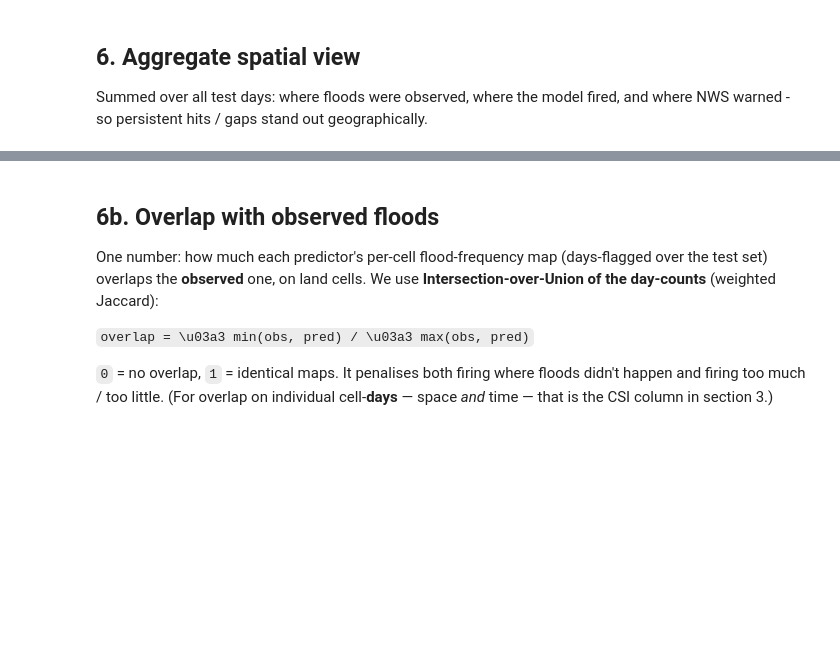
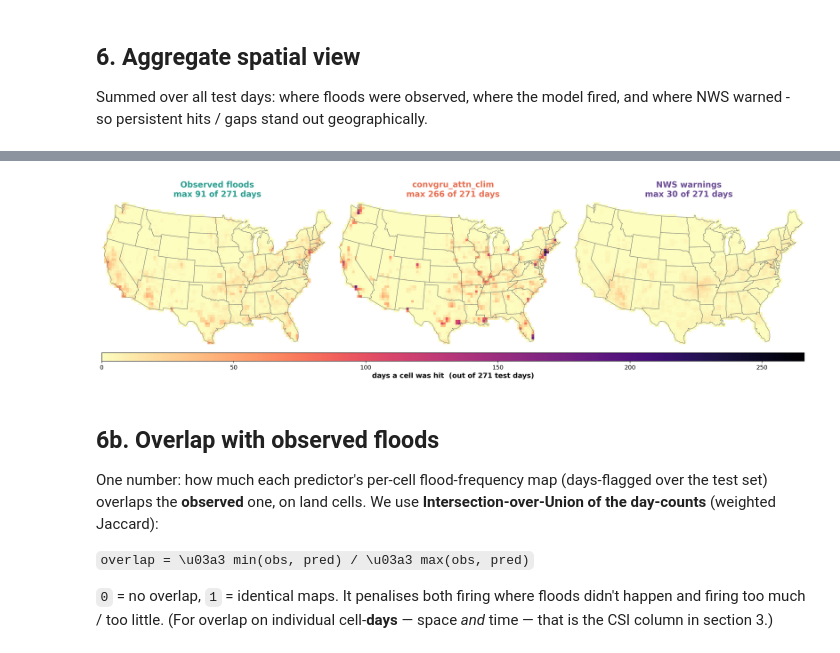
Before and after one commit to imbishal7/goes-signatures-for-flood, a Jupyter notebook: notebooks/model/03_vs_nws_warnings.ipynb, the cells around one changed output, grey strips where cells are left out. Cells and saved outputs as stored; diff of their text form; code cells hidden in the pictures; blank space fills up the shorter version.

```diff
--- a/notebooks/model/03_vs_nws_warnings.ipynb
+++ b/notebooks/model/03_vs_nws_warnings.ipynb
@@ -544,3 +770,43 @@ plt.show()
+# %%
+# Same aggregate spatial view, for the ClimHead model (convgru_attn_clim) vs NWS.
+agg = [("Observed floods", Y.sum(0), "#2a9d8f"),
+       (f"{MODEL_CLIM_NAME}", M2.sum(0), "#e76f51"),
+       ("NWS warnings", W.sum(0), "#6a4c93")]
+ndays = len(te_days)
+mx = max(float(a[land].max()) for _, a, _ in agg) or 1.0
+
+# manual placement, cropped to the land extent -> maps big & tight (small equal gap)
+_lm = land[RR, CC]
+_LB = cells_albers[_lm].total_bounds                        # land-only bounds (drop ocean margin)
+LA = (_LB[3] - _LB[1]) / (_LB[2] - _LB[0])                  # land y/x aspect
+CMAP6 = "magma_r"                                           # yellow (low) -> purple (high)
+PW = 6.0; PH = PW * LA; G = 0.12                            # panel width/height + gap (inches)
+L, R, T = 0.1, 0.15, 0.55                                   # side/top margins (inches)
+CBH, CB_GAP, CBL = 0.22, 0.22, 0.55                         # colorbar height / gap / label space
+FW = L + 3 * PW + 2 * G + R; FH = CBL + CBH + CB_GAP + PH + T
+fig = plt.figure(figsize=(FW, FH), dpi=200)                 # high-res
+_ymaps = (CBL + CBH + CB_GAP) / FH
+axmaps = [fig.add_axes([(L + i * (PW + G)) / FW, _ymaps, PW / FW, PH / FH]) for i in range(3)]
+for ax, (title, a, col) in zip(axmaps, agg):
+    gdf = cells_albers.copy()
+    gdf["v"] = np.where(land, a, np.nan)[RR, CC]
+    gdf.plot(column="v", cmap=CMAP6, ax=ax, vmin=0, vmax=mx, edgecolor="none",
+             missing_kwds={"color": "none"})              # non-land transparent
+    states.boundary.plot(ax=ax, color="0.4", lw=0.6, zorder=3)
+    ax.set_xlim(_LB[0], _LB[2]); ax.set_ylim(_LB[1], _LB[3]); ax.set_aspect("auto")
+    ax.set_axis_off()
+    ax.set_title(f"{title}\nmax {int(a[land].max())} of {ndays} days",
+                 fontsize=15, fontweight="bold", color=col, pad=10)
+cax = fig.add_axes([L / FW, CBL / FH, (3 * PW + 2 * G) / FW, CBH / FH])   # horizontal, full width
+cbar = fig.colorbar(plt.cm.ScalarMappable(cmap=CMAP6, norm=plt.Normalize(0, mx)),
+                    cax=cax, orientation="horizontal")
+cbar.set_label(f"days a cell was hit  (out of {ndays} test days)", fontsize=13, fontweight="bold")
+cbar.ax.tick_params(labelsize=11)
+_poster = Path("poster_figs"); _poster.mkdir(exist_ok=True)
+fig.savefig(_poster / "6_aggregate_maps_clim.png", dpi=300, facecolor="none")  # hi-res transparent
+plt.show()
+# %% [output]
+[figure, added]
 # %% [markdown]
 ## 6b. Overlap with observed floods
 
```
Also changed, not shown: parts of 9 cells of this notebook, 12 other files.
